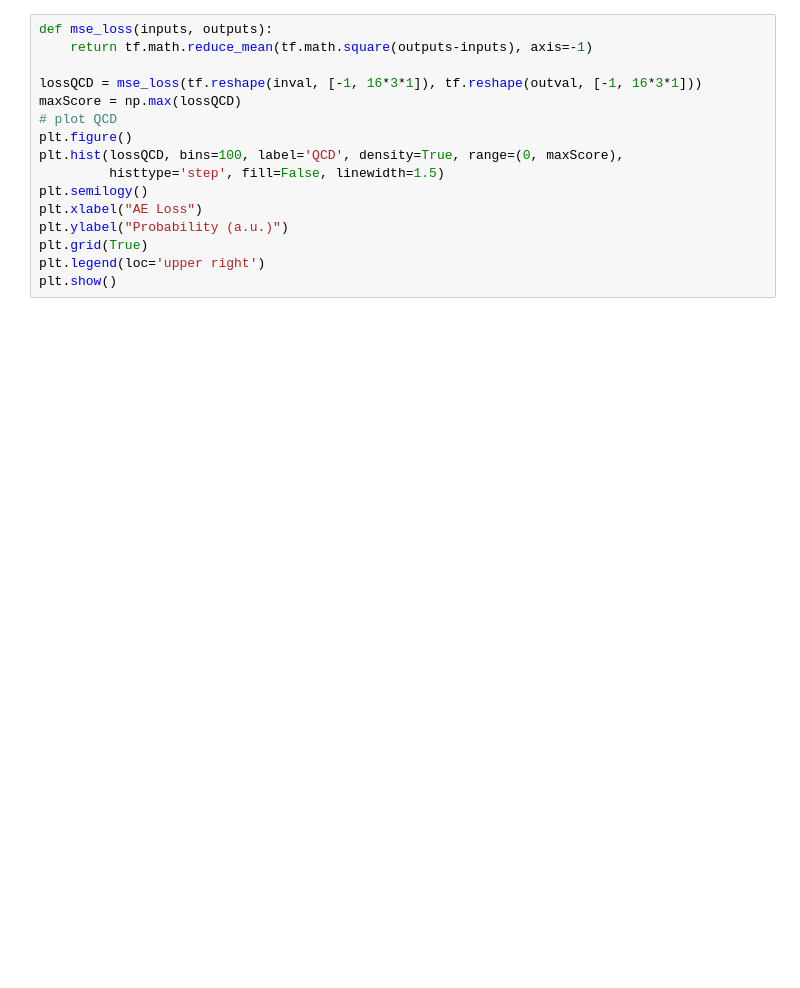
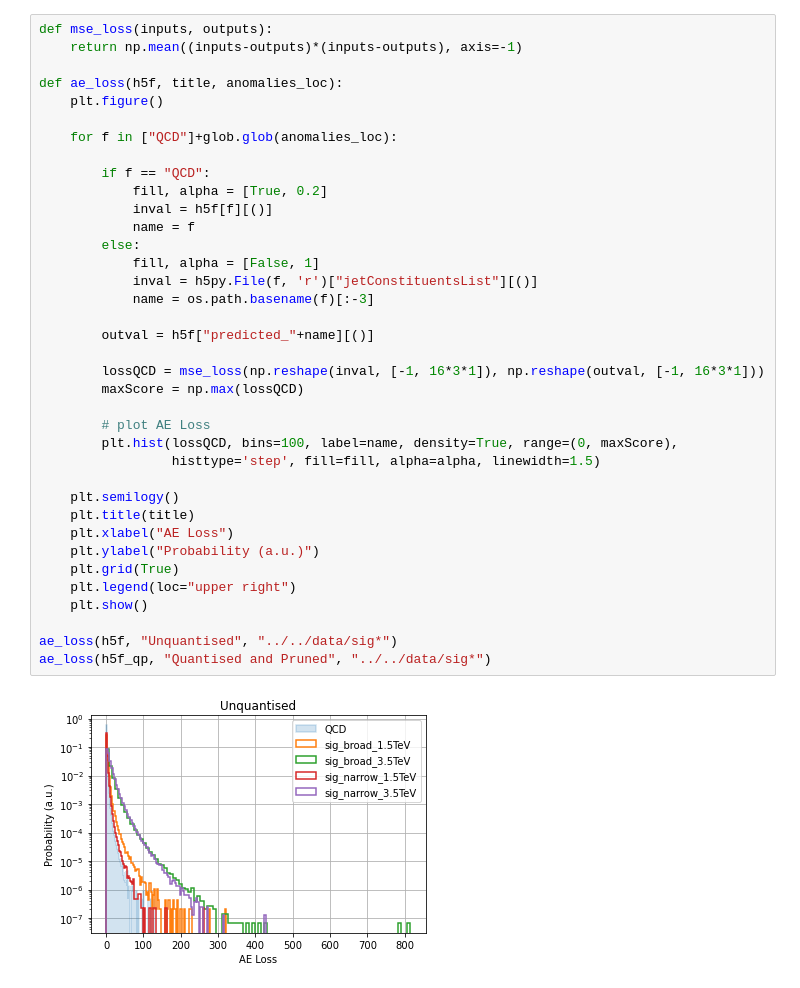
Before and after one commit to muHashh/CERN-Anomaly-Detection, a Jupyter notebook: src/plot_results.ipynb, the cells around one changed output. Cells and saved outputs as stored; diff of their text form; blank space fills up the shorter version.

```diff
--- a/src/plot_results.ipynb
+++ b/src/plot_results.ipynb
@@ -36,16 +43,39 @@ outval = np.array(h5f['predicted_QCD'])
 # %%
 def mse_loss(inputs, outputs):
-    return tf.math.reduce_mean(tf.math.square(outputs-inputs), axis=-1)
+    return np.mean((inputs-outputs)*(inputs-outputs), axis=-1)
 
-lossQCD = mse_loss(tf.reshape(inval, [-1, 16*3*1]), tf.reshape(outval, [-1, 16*3*1]))
-maxScore = np.max(lossQCD)
-# plot QCD
-plt.figure()
-plt.hist(lossQCD, bins=100, label='QCD', density=True, range=(0, maxScore),
-         histtype='step', fill=False, linewidth=1.5)
-plt.semilogy()
-plt.xlabel("AE Loss")
-plt.ylabel("Probability (a.u.)")
-plt.grid(True)
-plt.legend(loc='upper right')
-plt.show()
+def ae_loss(h5f, title, anomalies_loc):
+    plt.figure()
+
+    for f in ["QCD"]+glob.glob(anomalies_loc):
+
+        if f == "QCD":
+            fill, alpha = [True, 0.2]
+            inval = h5f[f][()]
+            name = f
+        else:
+            fill, alpha = [False, 1]
+            inval = h5py.File(f, 'r')["jetConstituentsList"][()]
+            name = os.path.basename(f)[:-3]
+
+        outval = h5f["predicted_"+name][()]
+
+        lossQCD = mse_loss(np.reshape(inval, [-1, 16*3*1]), np.reshape(outval, [-1, 16*3*1]))
+        maxScore = np.max(lossQCD)
+
+        # plot AE Loss
+        plt.hist(lossQCD, bins=100, label=name, density=True, range=(0, maxScore),
+                 histtype='step', fill=fill, alpha=alpha, linewidth=1.5)
+
+    plt.semilogy()
+    plt.title(title)
+    plt.xlabel("AE Loss")
+    plt.ylabel("Probability (a.u.)")
+    plt.grid(True)
+    plt.legend(loc="upper right")
+    plt.show()
+
+ae_loss(h5f, "Unquantised", "../../data/sig*")
+ae_loss(h5f_qp, "Quantised and Pruned", "../../data/sig*")
+# %% [output]
+[figure, added]
```
Also changed, not shown: parts of 8 cells of this notebook, 7 other files.
